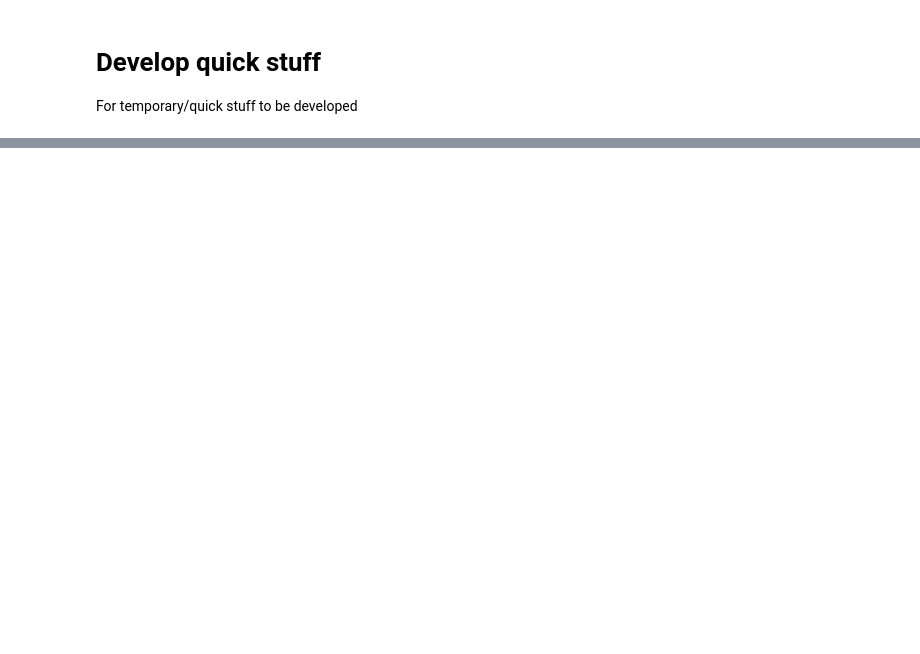
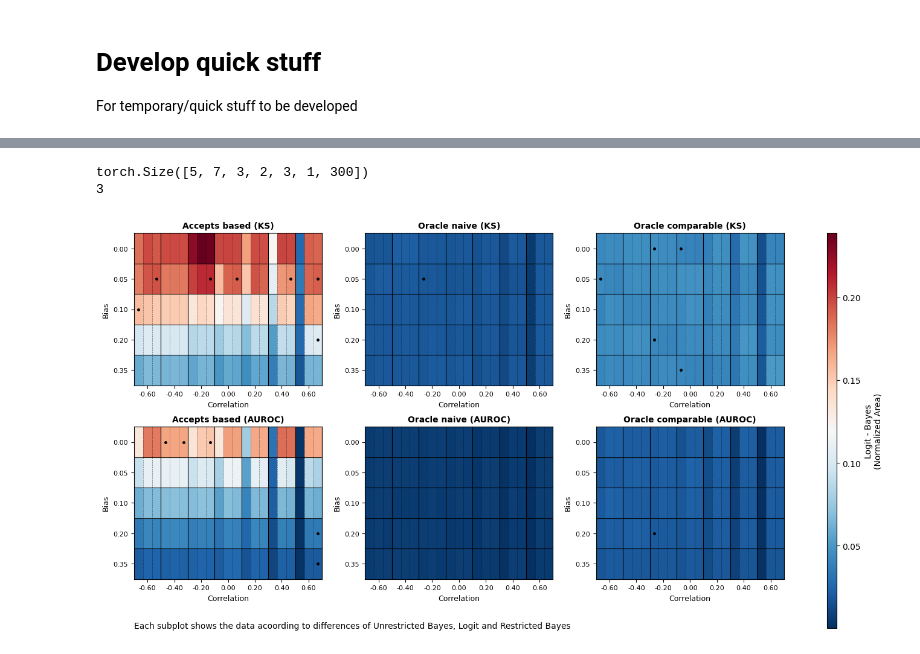
Before and after one commit to TheBISEconStatcian/BEReBASL, a Jupyter notebook: dev/tmp_develop.ipynb, the cells around one changed output, grey strips where cells are left out. Cells and saved outputs as stored; diff of their text form; code cells hidden in the pictures; blank space fills up the shorter version.

```diff
--- a/dev/tmp_develop.ipynb
+++ b/dev/tmp_develop.ipynb
@@ -48,0 +246,78 @@ base_dgp = slice_dgp_across_first_dim(base_sim["data_generator"], idx_wished_cor
+# %%
+## [B, Co, E, M, Cl, D, N]
+
+all_diffs_new, sample_sizes, B, Co, E, M, Cl, D = construct_all_diffs_tensor_vec(
+        all_diffs,
+        biases=grid_biases,
+        expectation_types=EXPECTATION_TYPES,
+        metric_categories=METRIC_CATEGORIES,
+        diff_types=diff_types
+    )
+# %%
+def wrapper_plot_grid_of_diffs_between_logit_and_acc_vec(all_diffs, grid_biases, grid_corrs):
+    vals_classifs = list(
+        all_diffs.values().__iter__().__next__()["diff_data"].values().__iter__().__next__().keys()
+    )
+    classif_meaning = {
+        "logit" : "Logit",
+        "bayes" : "Perfect Bayes",
+        'perf_bayes' : "Unrestricted Bayes",
+        'restricted_bayes' : "Restricted Bayes"
+    }
+    diff_types = ["diffs"]
+    # Construct all_diffs tensor
+    ## [B, Co, E, M, Cl, D, N], [N]
+    all_diffs_new, sample_sizes, B, Co, E, M, Cl, D = construct_all_diffs_tensor_vec(
+        all_diffs,
+        biases=grid_biases,
+        expectation_types=EXPECTATION_TYPES,
+        metric_categories=METRIC_CATEGORIES,
+        diff_types=diff_types
+    )
+
+
+    # Get areas
+    idx_abs_diffs = 0
+    print(all_diffs_new.shape)
+    normed_areas = all_diffs_new[..., idx_abs_diffs, :].nanmean(dim=-1) # [B, Co, E, M, Cl]
+
+    idx_logit = 1
+    normed_areas_logit = normed_areas[..., idx_logit]
+    mask_is_smaller_than_logit = normed_areas_logit.unsqueeze(-1) < normed_areas
+
+
+    def custom_title_mapping(e_type: str, m_cat: str) -> str:
+        e_type_map = {
+            "acc_based" : "Accepts based",
+            "oracle_naive" : "Oracle naive",
+            "oracle_comparable" : "Oracle comparable"
+        }
+        m_cat_mapper = {
+            "roc" : "AUROC",
+            "ks" : "KS"
+        }
+        return f'{e_type_map[e_type]} ({m_cat_mapper[m_cat]})'
+
+    plot_heatmap_grid_multiD(
+        data=normed_areas,
+        mask_set_point=mask_is_smaller_than_logit,
+        metric_categories=METRIC_CATEGORIES,
+        expectation_types=EXPECTATION_TYPES,
+        biases=grid_biases,
+        corrs=grid_corrs,
+        cmap="RdBu_r",
+        suptitle="",
+        title_bold=True,
+        cbar_label="Logit - Bayes\n(Normalized Area)",
+        title_mapping=custom_title_mapping,
+        d_lbls=[classif_meaning[c] for c in vals_classifs]
+    )
+wrapper_plot_grid_of_diffs_between_logit_and_acc_vec(
+    all_diffs,
+    grid_biases,
+    grid_corrs={str(v.item()).replace(".", "_") : v.item() for v in  base_sim["corr_to_hidden"].msort()}
+)
+# %% [output]
+torch.Size([5, 7, 3, 2, 3, 1, 300])
+3
+[figure, added]
```
Also changed, not shown: parts of 17 cells of this notebook, 5 other files.
